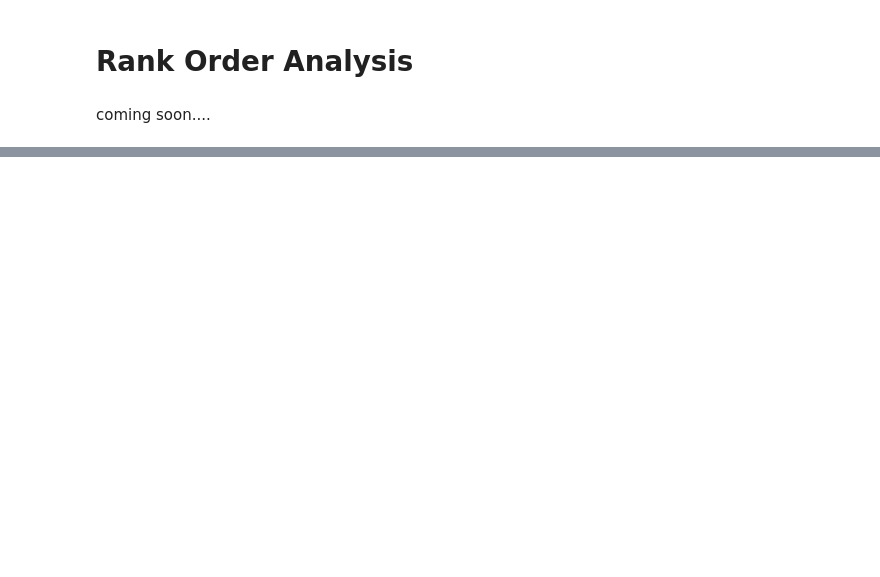
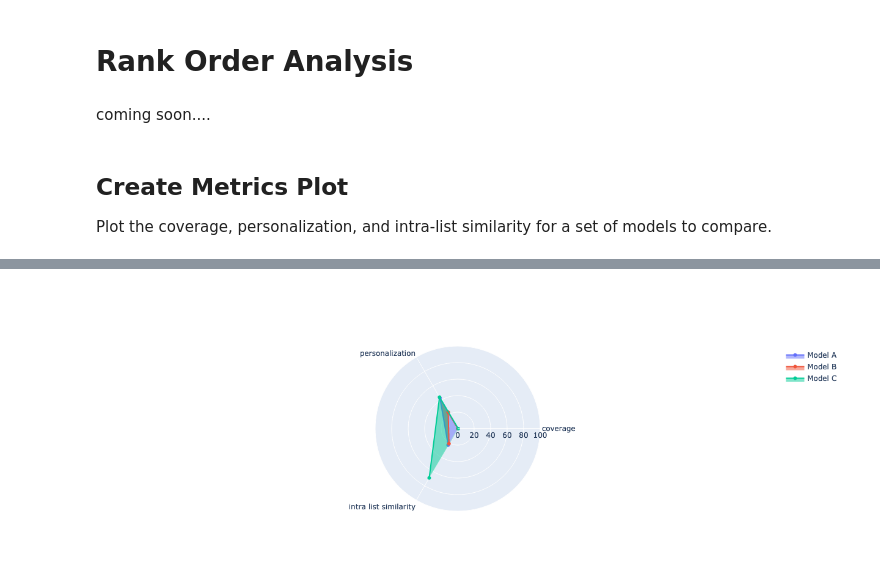
Before and after one commit to statisticianinstilettos/recmetrics, a Jupyter notebook: example.ipynb, the cells around one changed output, grey strips where cells are left out. Saved outputs shown, nothing was run; the diff lists cells and outputs as text; code cells hidden in the pictures; blank space fills up the shorter version.

```diff
--- a/example.ipynb
+++ b/example.ipynb
@@ -377,3 +379,13 @@ coming soon....
 # Rank Order Analysis
 # %% [markdown]
 coming soon....
+# %% [markdown]
+## Create Metrics Plot
+
+Plot the coverage, personalization, and intra-list similarity for a set of models to compare.
+# %%
+recmetrics.metrics_plot(model_names=['Model A', 'Model B', 'Model C'],
+             coverage_scores=[0.17, 0.25, 0.76],
+             personalization_scores=[0.43, 0.23, 0.44],
+             intra_list_similarity_scores = [0.23, 0.21, 0.69])
+# %% [output]
@@ -379,0 +393 @@ coming soon....
+[figure, added]
```
Also changed, not shown: parts of 31 cells of this notebook.
